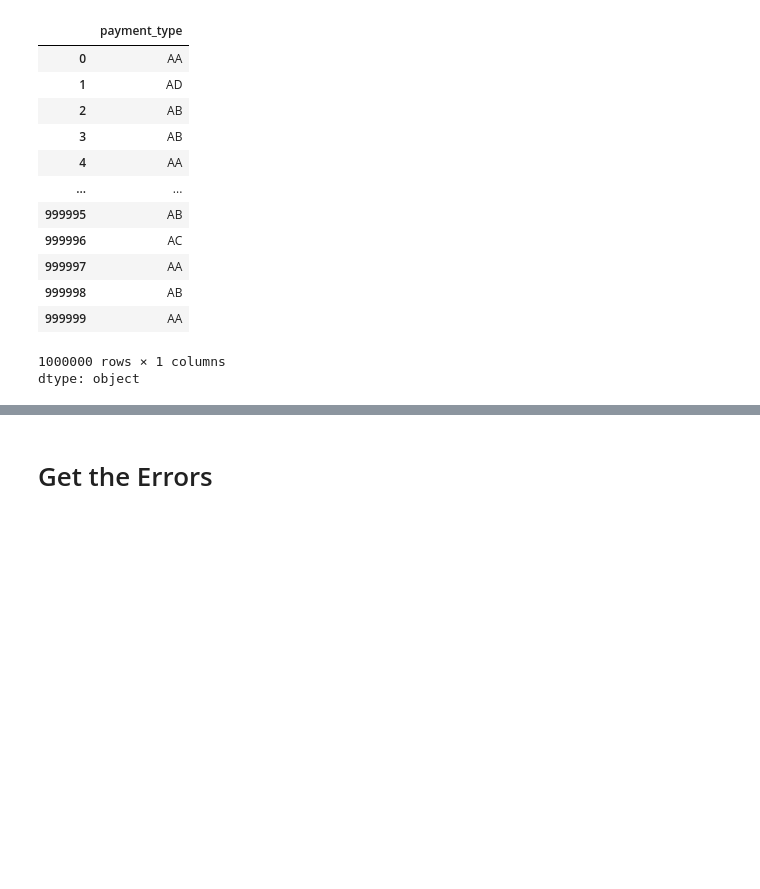
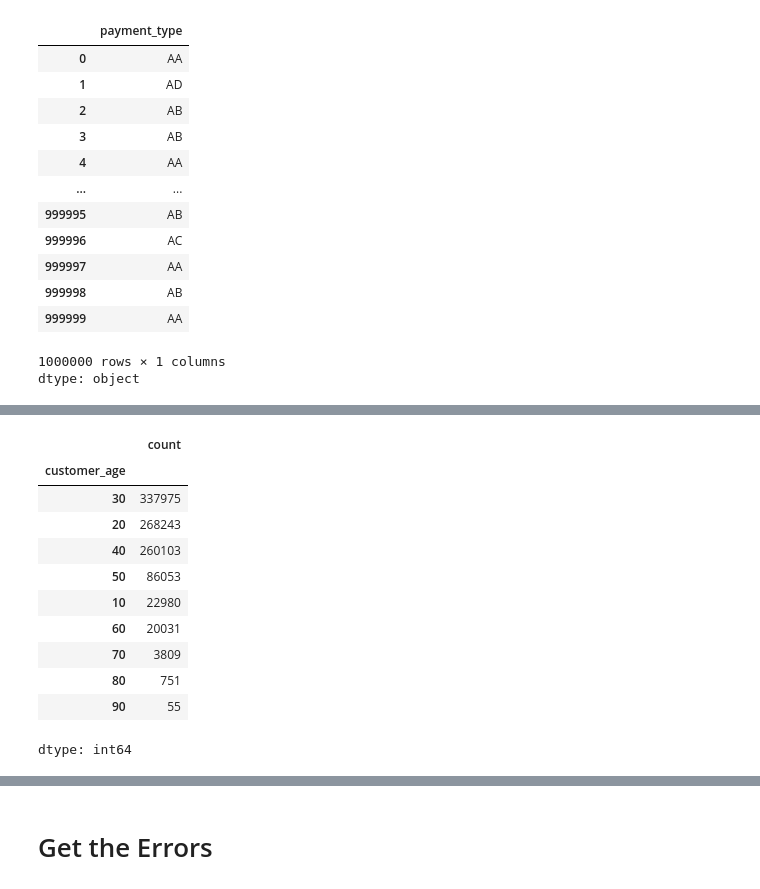
Before and after one commit to MDankloff/Cluster-Bias-Disco, a Jupyter notebook: Notebooks/BAF_Exploratory.ipynb, the cells around one changed output, grey strips where cells are left out. Saved outputs shown, nothing was run; the diff lists cells and outputs as text; code cells hidden in the pictures; blank space fills up the shorter version.

```diff
--- a/Notebooks/BAF_Exploratory.ipynb
+++ b/Notebooks/BAF_Exploratory.ipynb
@@ -263,0 +285,15 @@ memory usage: 40.7 MB
+# %%
+variant1['customer_age'].value_counts()
+# %% [output]
+|  | count |
+| customer_age |  |
+| 30 | 337975 |
+| 20 | 268243 |
+| 40 | 260103 |
+| 50 | 86053 |
+| 10 | 22980 |
+| 60 | 20031 |
+| 70 | 3809 |
+| 80 | 751 |
+| 90 | 55 |
+dtype: int64
```
Also changed, not shown: parts of 13 cells of this notebook.
